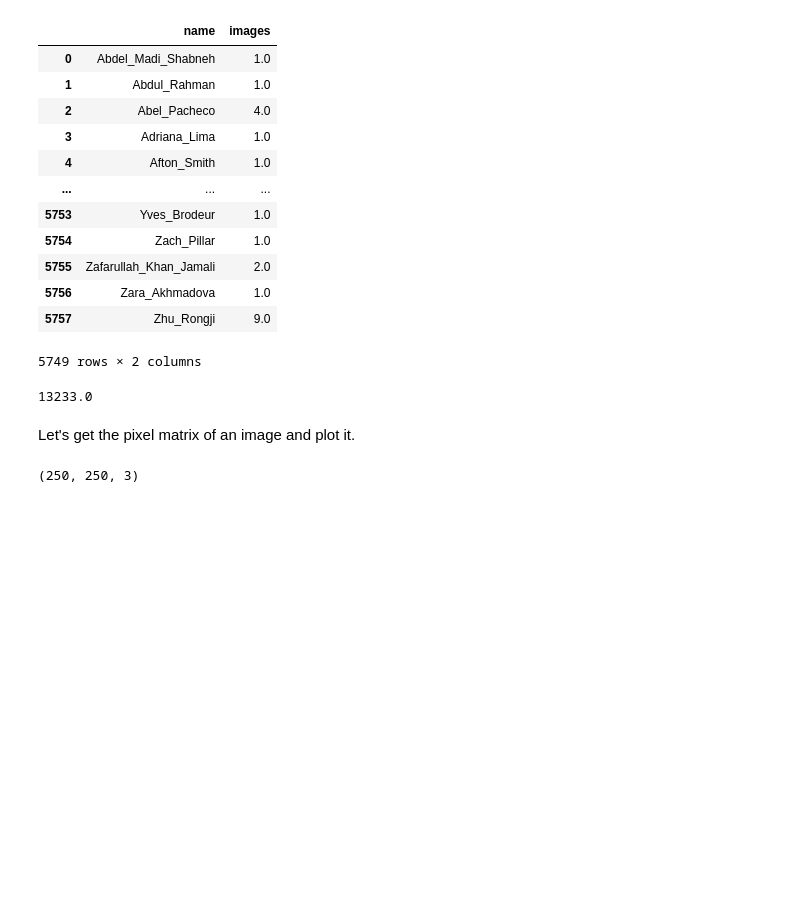
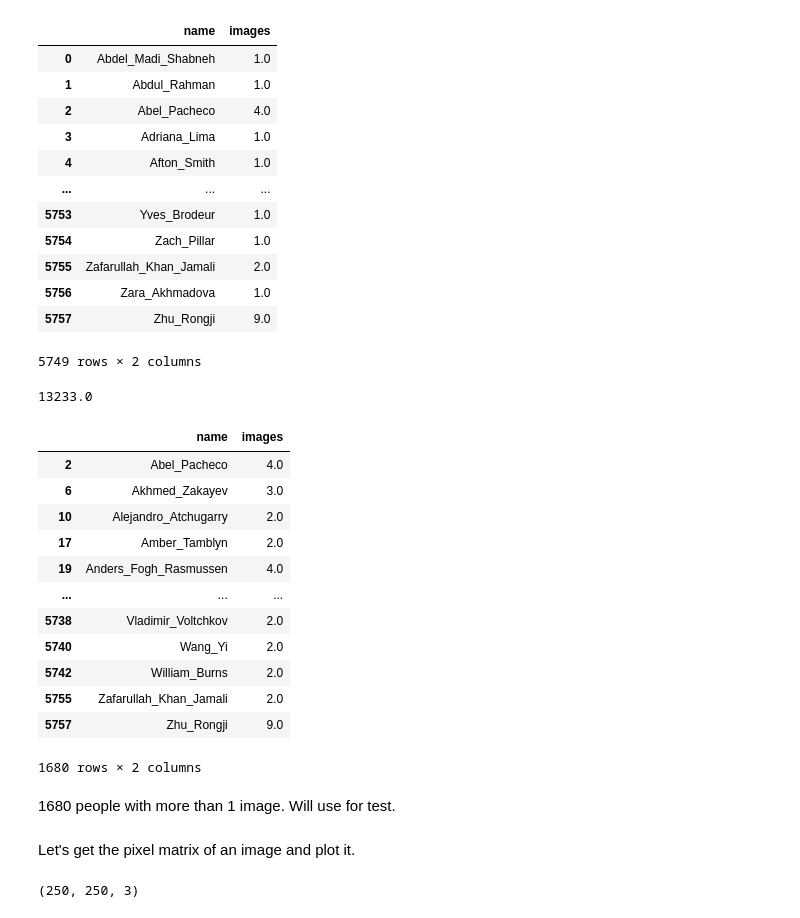
Before and after one commit to Dark-eXe/dsci565-face-authentication, a Jupyter notebook: src/Implementation.ipynb, the cells around one changed output. Cells and saved outputs as stored; diff of their text form; code cells hidden in the pictures; blank space fills up the shorter version.

```diff
--- a/src/Implementation.ipynb
+++ b/src/Implementation.ipynb
@@ -81,6 +81,24 @@ people
 people["images"].sum()
 # %% [output]
 13233.0
+# %%
+people[people["images"] > 1]
+# %% [output]
+|  | name | images |
+| 2 | Abel_Pacheco | 4.0 |
+| 6 | Akhmed_Zakayev | 3.0 |
+| 10 | Alejandro_Atchugarry | 2.0 |
+| 17 | Amber_Tamblyn | 2.0 |
+| 19 | Anders_Fogh_Rasmussen | 4.0 |
+| ... | ... | ... |
+| 5738 | Vladimir_Voltchkov | 2.0 |
+| 5740 | Wang_Yi | 2.0 |
+| 5742 | William_Burns | 2.0 |
+| 5755 | Zafarullah_Khan_Jamali | 2.0 |
+| 5757 | Zhu_Rongji | 9.0 |
+1680 rows × 2 columns
+# %% [markdown]
+1680 people with more than 1 image. Will use for test.
 # %% [markdown]
 Let's get the pixel matrix of an image and plot it.
 # %%
```
Also changed, not shown: parts of 4 cells of this notebook.
